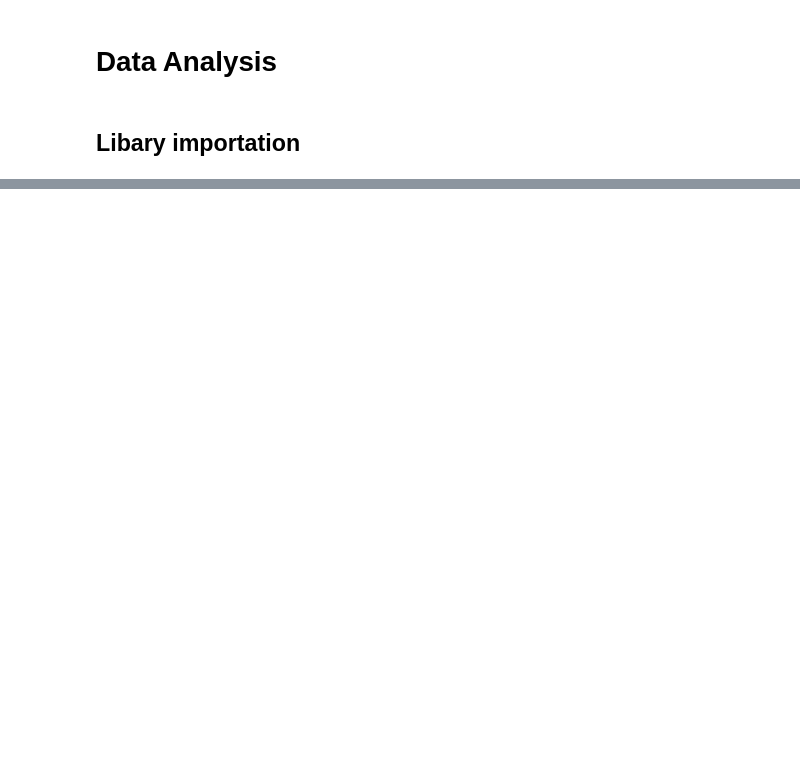
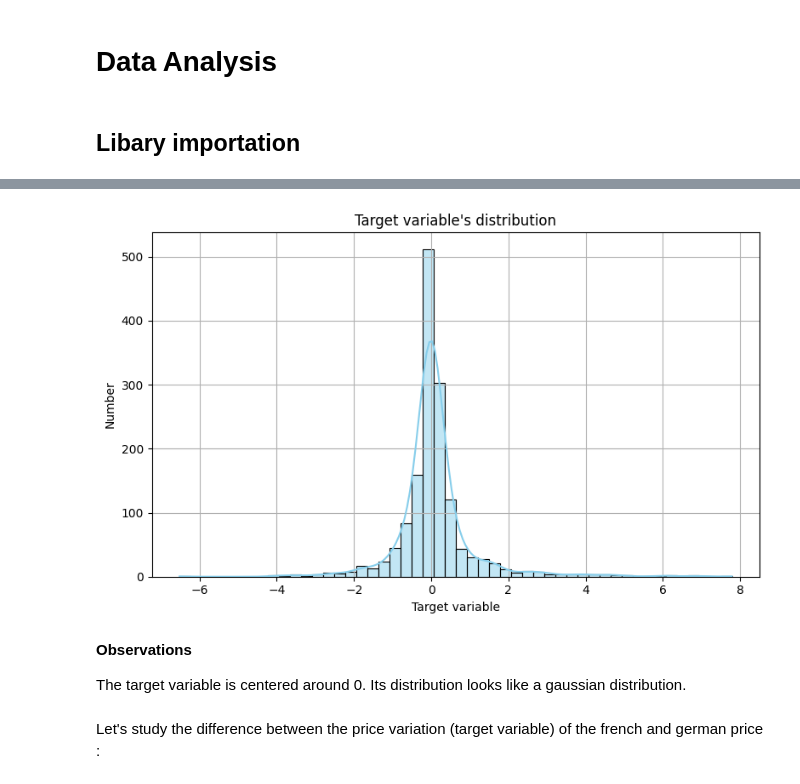
Before and after one commit to margauxgirona/project-ML, a Jupyter notebook: Univariate_data_analysis.ipynb, the cells around one changed output, grey strips where cells are left out. Cells and saved outputs as stored; diff of their text form; code cells hidden in the pictures; blank space fills up the shorter version.

```diff
--- a/Univariate_data_analysis.ipynb
+++ b/Univariate_data_analysis.ipynb
@@ -30,0 +49,19 @@ For this analysis, we will study the french and german separatly to better under
+# %%
+# Histogram distribution
+
+plt.figure(figsize=(8, 5))
+sns.histplot(df["TARGET"], bins=50, kde=True, color="skyblue")
+plt.title("Target variable's distribution")
+plt.xlabel("Target variable")
+plt.ylabel("Number")
+plt.grid(True)
+plt.tight_layout()
+plt.show()
+# %% [output]
+[figure, added]
+# %% [markdown]
+**Observations**
+
+The target variable is centered around 0. Its distribution looks like a gaussian distribution.
+# %% [markdown]
+Let's study the difference between the price variation (target variable) of the french and german price :
```
Also changed, not shown: parts of 27 cells of this notebook.
